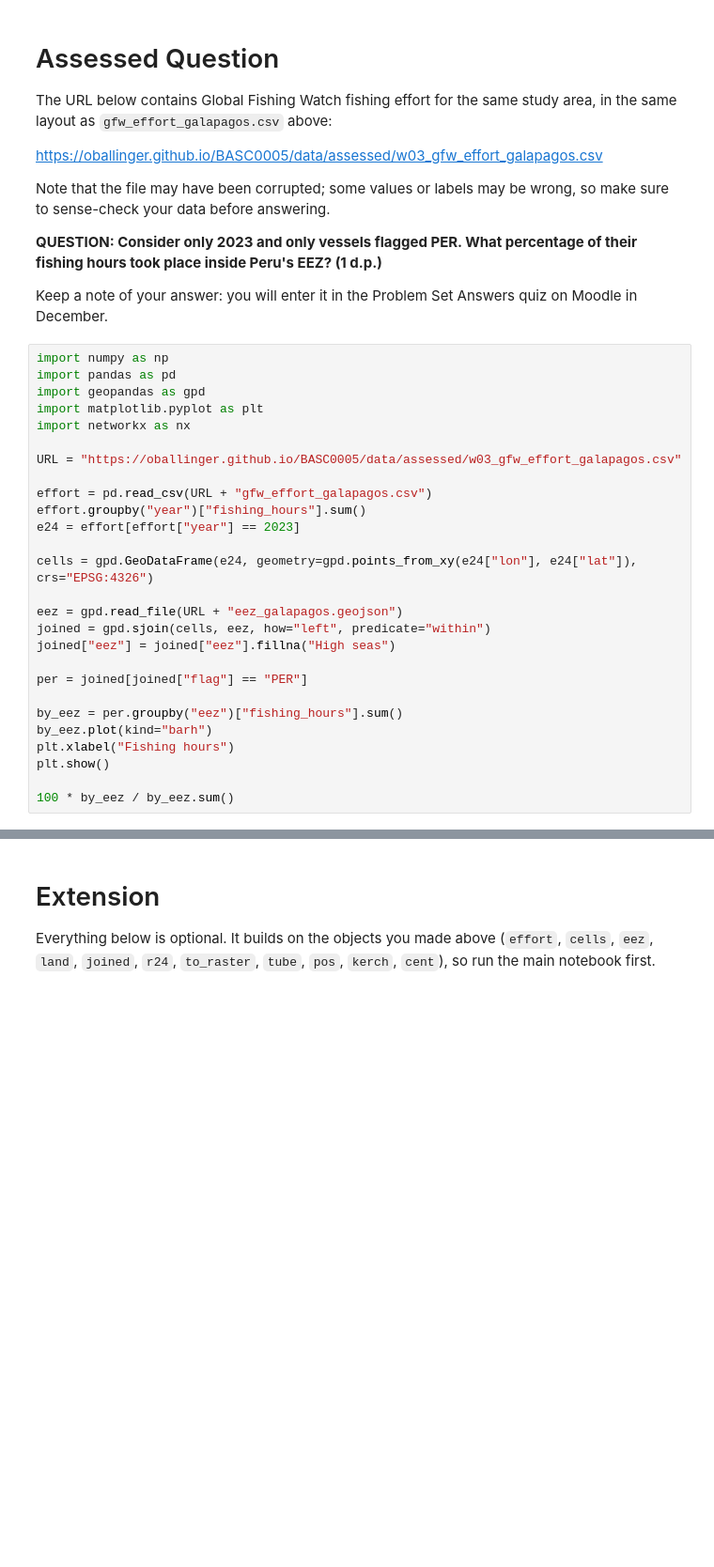
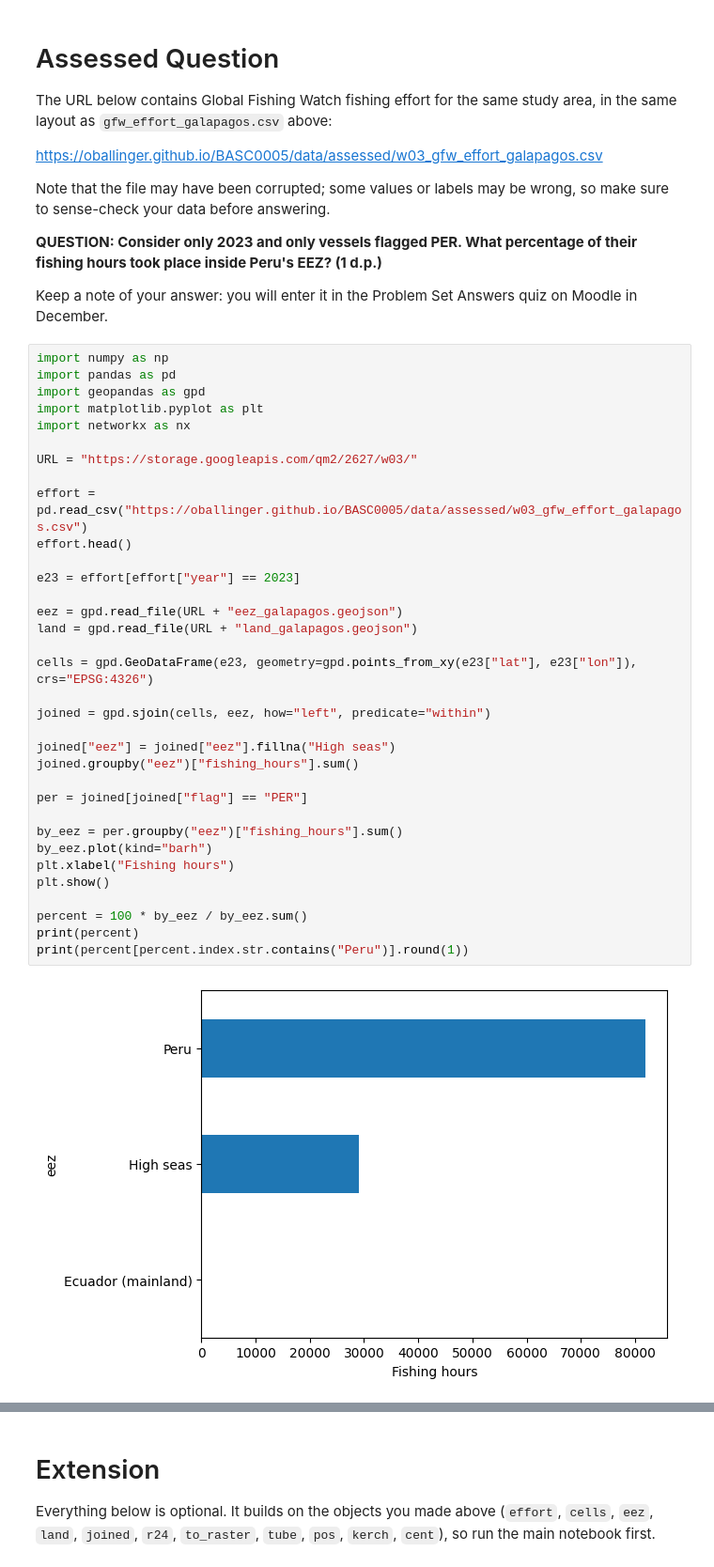
Before and after one commit to lilylee987/QM2, a Jupyter notebook: notebooks/W03. Spatial Data.ipynb, the cells around one changed output, grey strips where cells are left out. Shown at 94% size. Drawn from its saved outputs; the diff is of its cells as text; blank space fills up the shorter version.

```diff
--- a/notebooks/W03. Spatial Data.ipynb
+++ b/notebooks/W03. Spatial Data.ipynb
@@ -444,27 +447,36 @@ Keep a note of your answer: you will enter it in the Problem Set Answers quiz on
 # %%
 import numpy as np
 import pandas as pd
 import geopandas as gpd
 import matplotlib.pyplot as plt
 import networkx as nx
 
-URL = "https://oballinger.github.io/BASC0005/data/assessed/w03_gfw_effort_galapagos.csv"
+URL = "https://storage.googleapis.com/qm2/2627/w03/"
 
-effort = pd.read_csv(URL + "gfw_effort_galapagos.csv")
-effort.groupby("year")["fishing_hours"].sum()
-e24 = effort[effort["year"] == 2023]
+effort = pd.read_csv("https://oballinger.github.io/BASC0005/data/assessed/w03_gfw_effort_galapagos.csv")
+effort.head()
 
-cells = gpd.GeoDataFrame(e24, geometry=gpd.points_from_xy(e24["lon"], e24["lat"]), crs="EPSG:4326")
+e23 = effort[effort["year"] == 2023]
 
 eez = gpd.read_file(URL + "eez_galapagos.geojson")
+land = gpd.read_file(URL + "land_galapagos.geojson")
+
+cells = gpd.GeoDataFrame(e23, geometry=gpd.points_from_xy(e23["lat"], e23["lon"]), crs="EPSG:4326")
+
 joined = gpd.sjoin(cells, eez, how="left", predicate="within")
+
 joined["eez"] = joined["eez"].fillna("High seas")
+joined.groupby("eez")["fishing_hours"].sum()
 
 per = joined[joined["flag"] == "PER"]
 
 by_eez = per.groupby("eez")["fishing_hours"].sum()
 by_eez.plot(kind="barh")
 plt.xlabel("Fishing hours")
 plt.show()
 
-100 * by_eez / by_eez.sum()
+percent = 100 * by_eez / by_eez.sum()
+print(percent)
+print(percent[percent.index.str.contains("Peru")].round(1))
+# %% [output]
+[figure, added]
```
Also changed, not shown: parts of 7 cells of this notebook.
